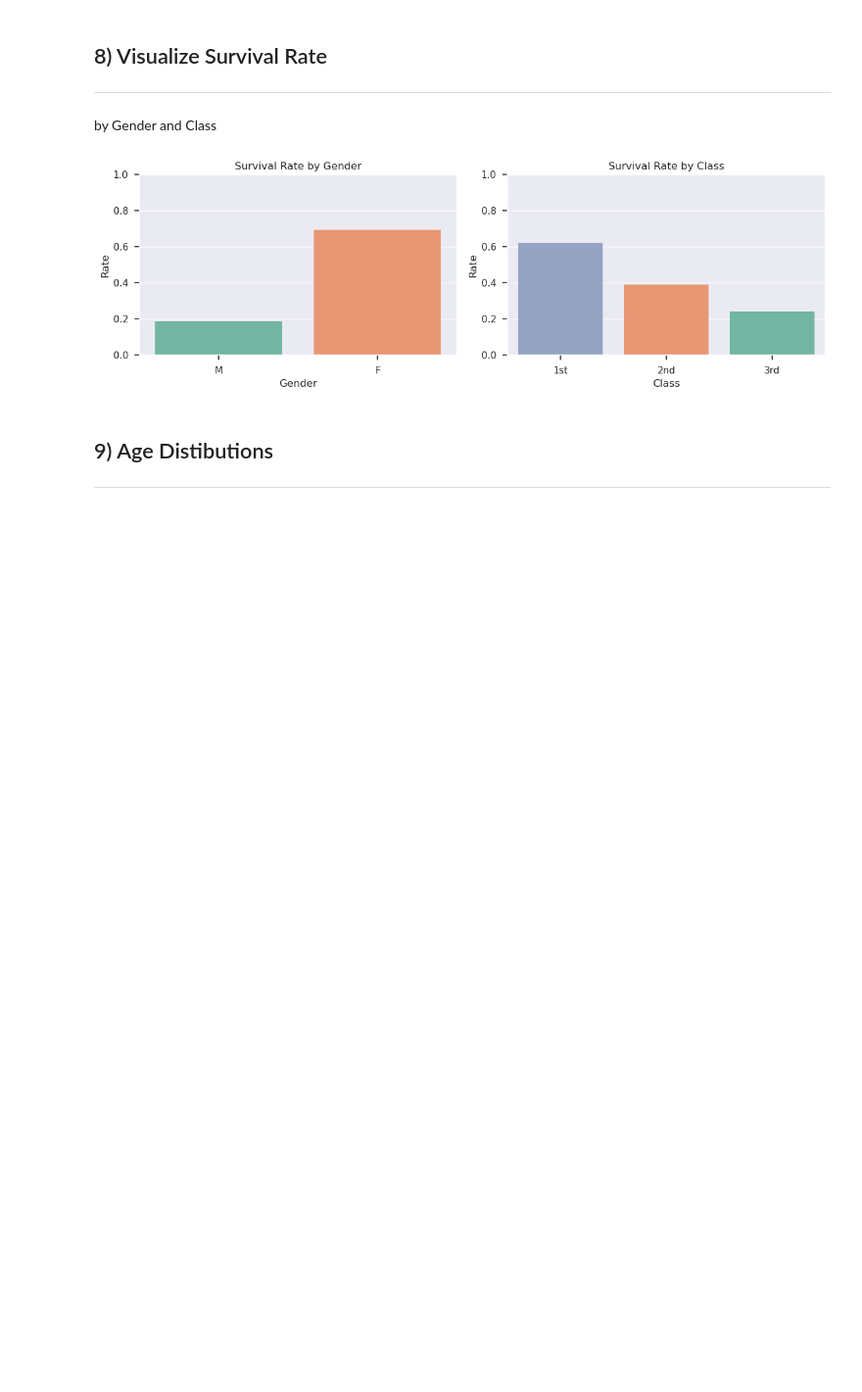
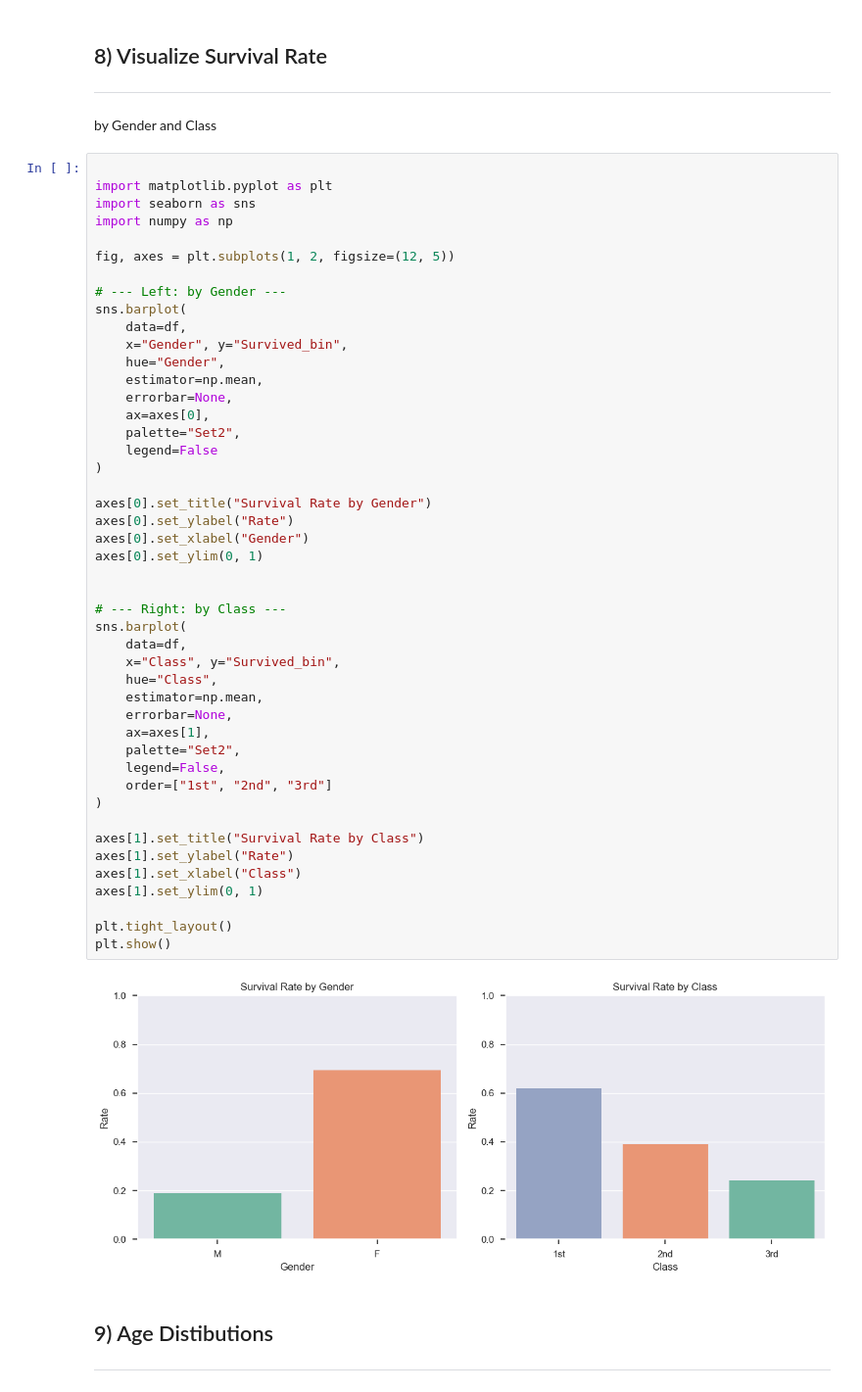
Before and after one commit to dani-aranha/BZIA_VM, a Jupyter notebook: DS/PassengersStart.ipynb, the cells around one changed output. Shown at 98% size. Cells and saved outputs as stored; diff of their text form; blank space fills up the shorter version.

```diff
--- a/DS/PassengersStart.ipynb
+++ b/DS/PassengersStart.ipynb
@@ -454,8 +554,53 @@ Name: Survived_bin, dtype: object
 ---
 by Gender and Class
 # %%
+
+import matplotlib.pyplot as plt
+import seaborn as sns
+import numpy as np
+
+fig, axes = plt.subplots(1, 2, figsize=(12, 5))
+
+# --- Left: by Gender ---
+sns.barplot(
+    data=df,
+    x="Gender", y="Survived_bin",
+    hue="Gender",
+    estimator=np.mean,
+    errorbar=None,
+    ax=axes[0],
+    palette="Set2",
+    legend=False
+)
+
+axes[0].set_title("Survival Rate by Gender")
+axes[0].set_ylabel("Rate")
+axes[0].set_xlabel("Gender")
+axes[0].set_ylim(0, 1)
+
+
+# --- Right: by Class ---
+sns.barplot(
+    data=df,
+    x="Class", y="Survived_bin",
+    hue="Class",
+    estimator=np.mean,
+    errorbar=None,
+    ax=axes[1],
+    palette="Set2",
+    legend=False,
+    order=["1st", "2nd", "3rd"]
+)
+
+axes[1].set_title("Survival Rate by Class")
+axes[1].set_ylabel("Rate")
+axes[1].set_xlabel("Class")
+axes[1].set_ylim(0, 1)
+
+plt.tight_layout()
+plt.show()
 # %% [output]
-[figure, old version]
+[figure, new version]
 # %% [markdown]
 ## 9) Age Distibutions
 ---
```
Also changed, not shown: parts of 8 cells of this notebook, 21 other files.
